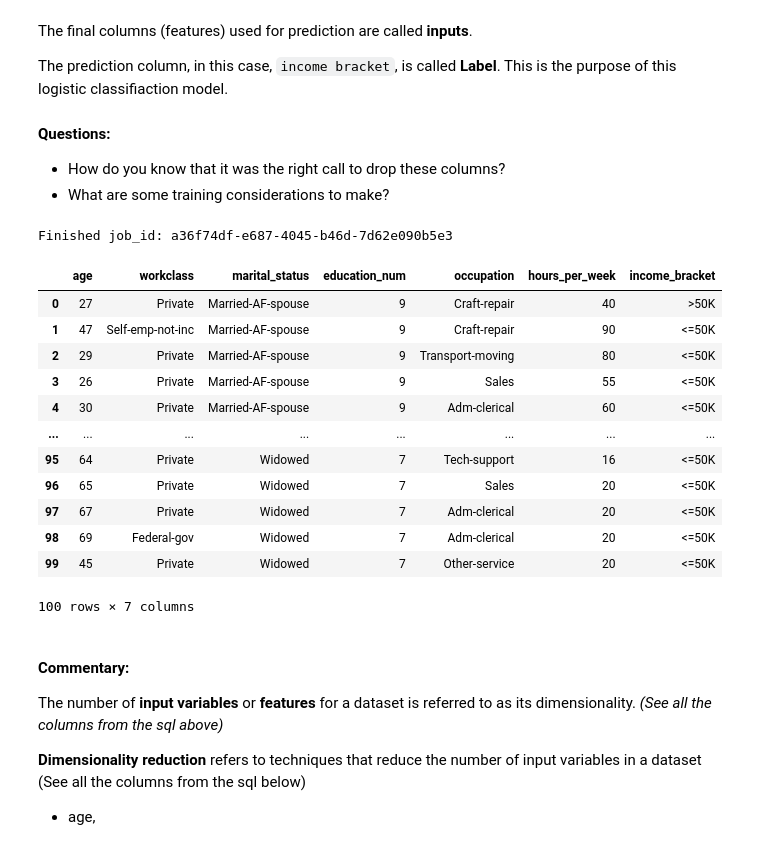
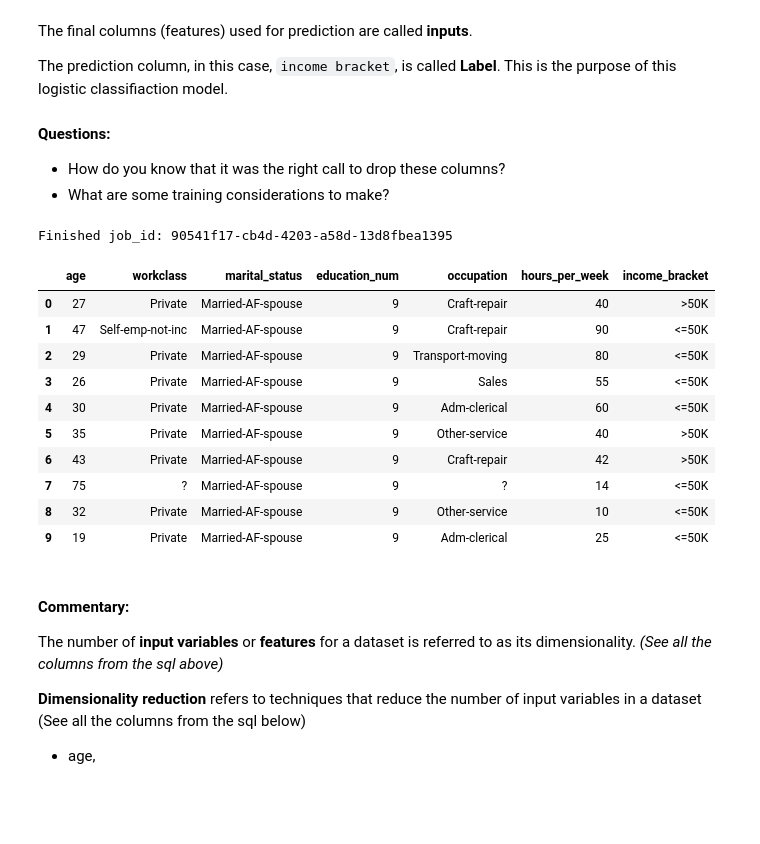
Before and after one commit to paulycloud/ml_portfolio, a Jupyter notebook: 02_BigQuery_ML/02_census_logistic_reg/index.ipynb, the cells around one changed output. Cells and saved outputs as stored; diff of their text form; code cells hidden in the pictures; blank space fills up the shorter version.

```diff
--- a/02_BigQuery_ML/02_census_logistic_reg/index.ipynb
+++ b/02_BigQuery_ML/02_census_logistic_reg/index.ipynb
@@ -306,34 +320,32 @@ The prediction column, in this case, `income bracket`, is called **Label**. This
 # %%
 sql_inspect_dataset = f"""
 SELECT
  age,
  workclass,
  marital_status,
  education_num,
  occupation,
  hours_per_week,
  income_bracket
 FROM
  {BQ_PUBLIC_DATASET}
 LIMIT
- 100;
+ 10;
 """
 run_bq_query(sql_inspect_dataset)
 # %% [output]
-Finished job_id: a36f74df-e687-4045-b46d-7d62e090b5e3
+Finished job_id: 90541f17-cb4d-4203-a58d-13d8fbea1395
 |  | age | workclass | marital_status | education_num | occupation | hours_per_week | income_bracket |
 | 0 | 27 | Private | Married-AF-spouse | 9 | Craft-repair | 40 | >50K |
 | 1 | 47 | Self-emp-not-inc | Married-AF-spouse | 9 | Craft-repair | 90 | <=50K |
 | 2 | 29 | Private | Married-AF-spouse | 9 | Transport-moving | 80 | <=50K |
 | 3 | 26 | Private | Married-AF-spouse | 9 | Sales | 55 | <=50K |
 | 4 | 30 | Private | Married-AF-spouse | 9 | Adm-clerical | 60 | <=50K |
-| ... | ... | ... | ... | ... | ... | ... | ... |
-| 95 | 64 | Private | Widowed | 7 | Tech-support | 16 | <=50K |
-| 96 | 65 | Private | Widowed | 7 | Sales | 20 | <=50K |
-| 97 | 67 | Private | Widowed | 7 | Adm-clerical | 20 | <=50K |
-| 98 | 69 | Federal-gov | Widowed | 7 | Adm-clerical | 20 | <=50K |
-| 99 | 45 | Private | Widowed | 7 | Other-service | 20 | <=50K |
+| 5 | 35 | Private | Married-AF-spouse | 9 | Other-service | 40 | >50K |
+| 6 | 43 | Private | Married-AF-spouse | 9 | Craft-repair | 42 | >50K |
+| 7 | 75 | ? | Married-AF-spouse | 9 | ? | 14 | <=50K |
+| 8 | 32 | Private | Married-AF-spouse | 9 | Other-service | 10 | <=50K |
+| 9 | 19 | Private | Married-AF-spouse | 9 | Adm-clerical | 25 | <=50K |
-100 rows × 7 columns
 # %% [markdown]
 
 #### **Commentary**:
```
Also changed, not shown: parts of 61 cells of this notebook, 9 other files.
